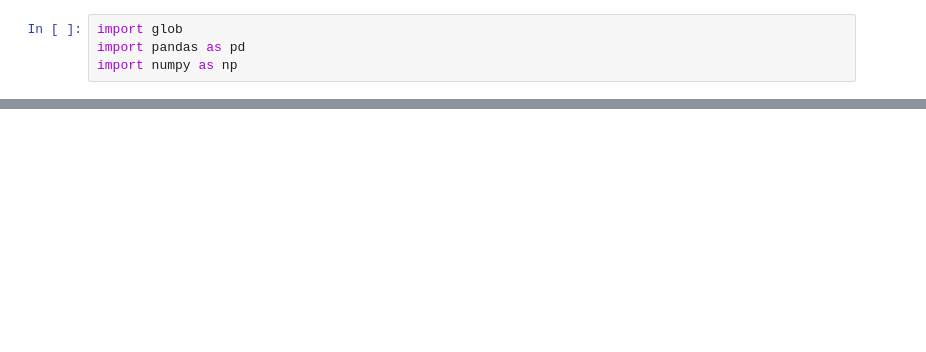
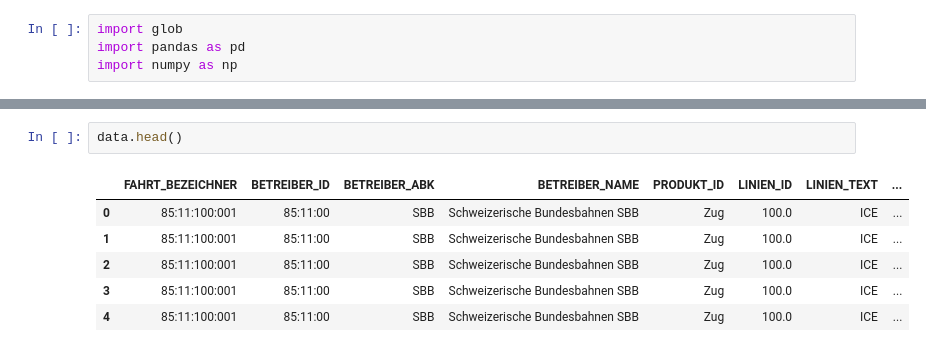
Before and after one commit to IlievskiV/train-bot, a Jupyter notebook: ML/Test_Script.ipynb, the cells around one changed output, grey strips where cells are left out. Cells and saved outputs as stored; diff of their text form; blank space fills up the shorter version.

```diff
--- a/ML/Test_Script.ipynb
+++ b/ML/Test_Script.ipynb
@@ -24,0 +64,9 @@ glob.glob("*.csv")
+# %%
+data.head()
+# %% [output]
+|  | FAHRT_BEZEICHNER | BETREIBER_ID | BETREIBER_ABK | BETREIBER_NAME | PRODUKT_ID | LINIEN_ID | LINIEN_TEXT | ... |
+| 0 | 85:11:100:001 | 85:11:00 | SBB | Schweizerische Bundesbahnen SBB | Zug | 100.0 | ICE | ... |
+| 1 | 85:11:100:001 | 85:11:00 | SBB | Schweizerische Bundesbahnen SBB | Zug | 100.0 | ICE | ... |
+| 2 | 85:11:100:001 | 85:11:00 | SBB | Schweizerische Bundesbahnen SBB | Zug | 100.0 | ICE | ... |
+| 3 | 85:11:100:001 | 85:11:00 | SBB | Schweizerische Bundesbahnen SBB | Zug | 100.0 | ICE | ... |
+| 4 | 85:11:100:001 | 85:11:00 | SBB | Schweizerische Bundesbahnen SBB | Zug | 100.0 | ICE | ... |
```
Also changed, not shown: parts of 7 cells of this notebook.
